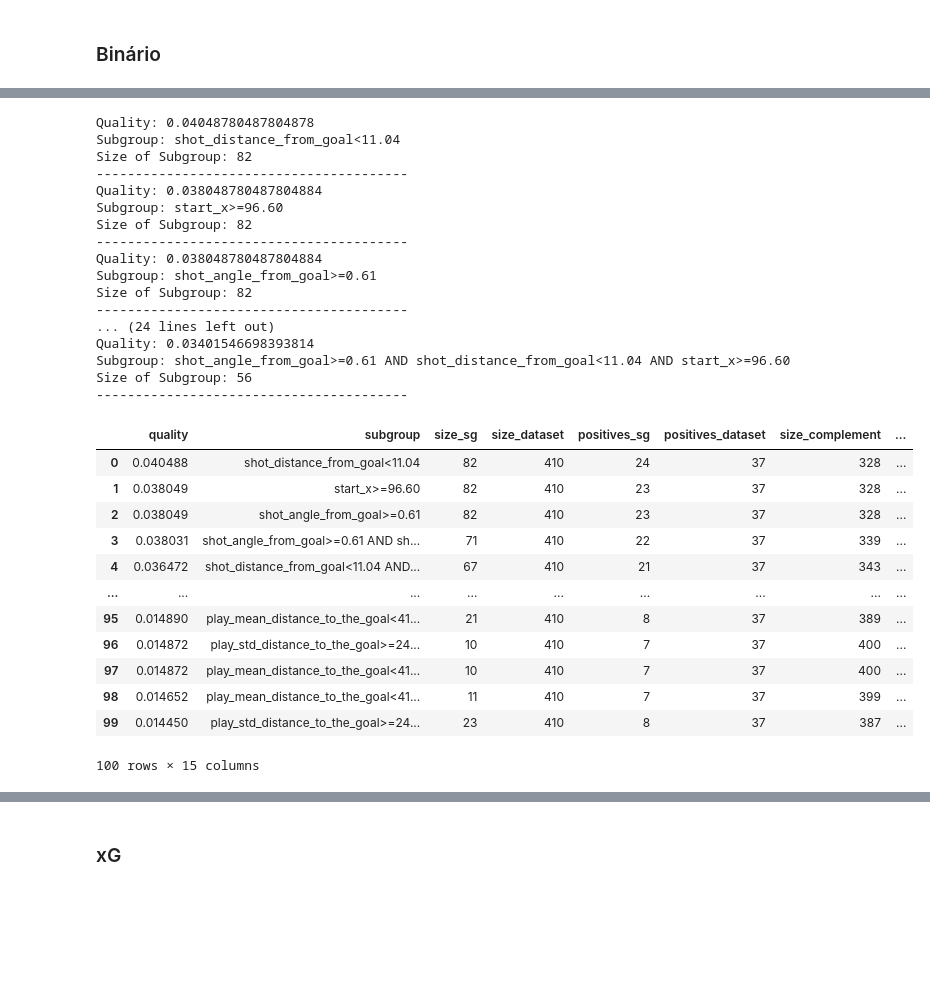
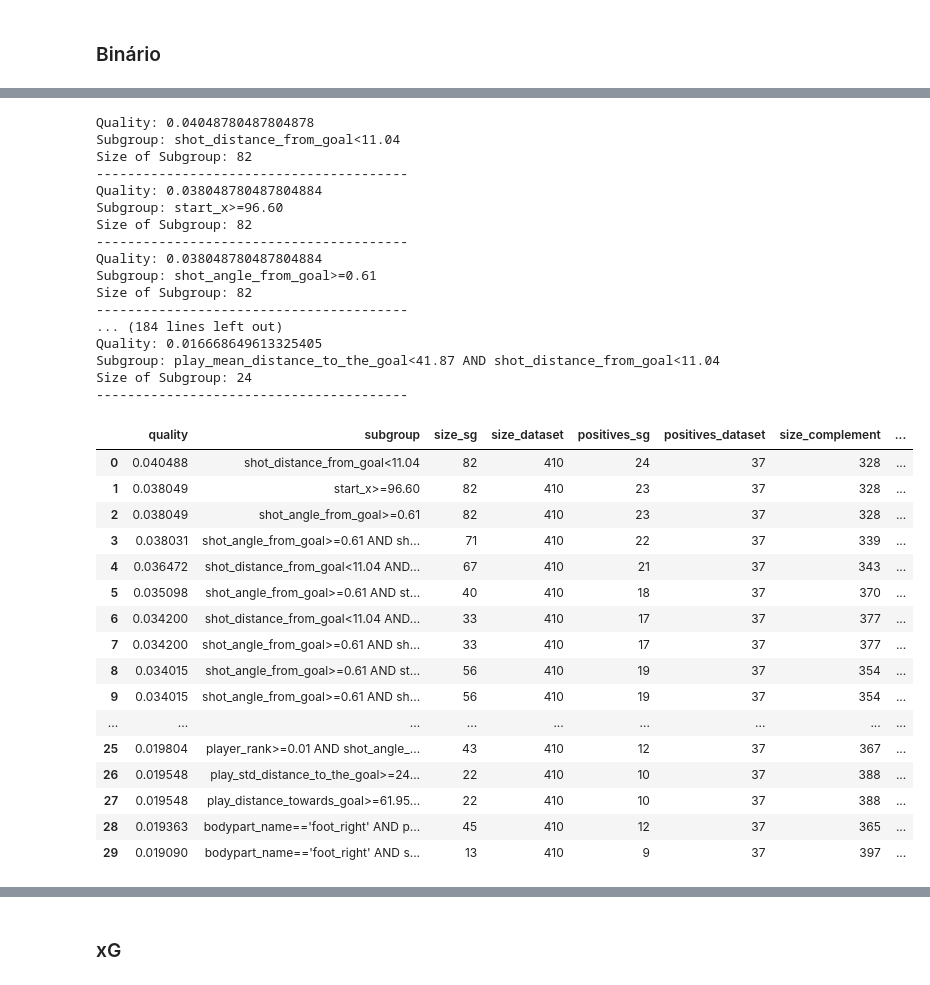
Before and after one commit to lframosferreira/projeto-ad, a Jupyter notebook: notebooks/subgroup_discovery_analysis.ipynb, the cells around one changed output, grey strips where cells are left out. Cells and saved outputs as stored; diff of their text form; code cells hidden in the pictures; blank space fills up the shorter version.

```diff
--- a/notebooks/subgroup_discovery_analysis.ipynb
+++ b/notebooks/subgroup_discovery_analysis.ipynb
@@ -1421,7 +1421,7 @@ search_algorithm = ps.BeamSearch(250)
 result = search_algorithm.execute(task)
 
 # Exibir os resultados
-for sg_result in result.to_dataframe().head(10).itertuples(index=False):
+for sg_result in result.to_dataframe().head(30).itertuples(index=False):
     print(f"Quality: {sg_result.quality}")
     print(f"Subgroup: {sg_result.subgroup}")
     print(f"Size of Subgroup: {sg_result.size_sg}")
@@ -1439,7 +1439,7 @@ for sg_result in result.to_dataframe().head(10).itertuples(index=False):
     # print(f"Lift: {sg_result.lift}")
     print("-" * 40)
 
-result.to_dataframe()
+result.to_dataframe().head(30)
 # %% [output]
 Quality: 0.04832113616549646
 Subgroup: shot_angle_from_goal>=0.62
@@ -1509,7 +1513,7 @@ search_algorithm = ps.BeamSearch(250)
 result = search_algorithm.execute(task)
 
 # Exibir os resultados
-for sg_result in result.to_dataframe().head(10).itertuples(index=False):
+for sg_result in result.to_dataframe().head(50).itertuples(index=False):
     print(f"Quality: {sg_result.quality}")
     print(f"Subgroup: {sg_result.subgroup}")
     print(f"Size of Subgroup: {sg_result.size_sg}")
@@ -1521,44 +1525,48 @@ for sg_result in result.to_dataframe().head(10).itertuples(index=False):
     # print(f"Relative Size of Complement: {sg_result.relative_size_complement}")
     # print(f"Coverage of Subgroup: {sg_result.coverage_sg}")
     # print(f"Coverage of Complement: {sg_result.coverage_complement}")
     # print(f"Target Share in Subgroup: {sg_result.target_share_sg}")
     # print(f"Target Share in Complement: {sg_result.target_share_complement}")
     # print(f"Target Share in Dataset: {sg_result.target_share_dataset}")
     # print(f"Lift: {sg_result.lift}")
     print("-" * 40)
 
 result.to_dataframe()
 # %% [output]
 Quality: 0.04048780487804878
 Subgroup: shot_distance_from_goal<11.04
 Size of Subgroup: 82
 ----------------------------------------
 Quality: 0.038048780487804884
 Subgroup: start_x>=96.60
 Size of Subgroup: 82
 ----------------------------------------
 Quality: 0.038048780487804884
 Subgroup: shot_angle_from_goal>=0.61
 Size of Subgroup: 82
 ----------------------------------------
-... (24 lines left out)
-Quality: 0.03401546698393814
-Subgroup: shot_angle_from_goal>=0.61 AND shot_distance_from_goal<11.04 AND start_x>=96.60
-Size of Subgroup: 56
+... (184 lines left out)
+Quality: 0.016668649613325405
+Subgroup: play_mean_distance_to_the_goal<41.87 AND shot_distance_from_goal<11.04
+Size of Subgroup: 24
 ----------------------------------------
 |  | quality | subgroup | size_sg | size_dataset | positives_sg | positives_dataset | size_complement | ... |
 | 0 | 0.040488 | shot_distance_from_goal<11.04 | 82 | 410 | 24 | 37 | 328 | ... |
 | 1 | 0.038049 | start_x>=96.60 | 82 | 410 | 23 | 37 | 328 | ... |
 | 2 | 0.038049 | shot_angle_from_goal>=0.61 | 82 | 410 | 23 | 37 | 328 | ... |
 | 3 | 0.038031 | shot_angle_from_goal>=0.61 AND sh... | 71 | 410 | 22 | 37 | 339 | ... |
 | 4 | 0.036472 | shot_distance_from_goal<11.04 AND... | 67 | 410 | 21 | 37 | 343 | ... |
+| 5 | 0.035098 | shot_angle_from_goal>=0.61 AND st... | 40 | 410 | 18 | 37 | 370 | ... |
+| 6 | 0.034200 | shot_distance_from_goal<11.04 AND... | 33 | 410 | 17 | 37 | 377 | ... |
+| 7 | 0.034200 | shot_angle_from_goal>=0.61 AND sh... | 33 | 410 | 17 | 37 | 377 | ... |
+| 8 | 0.034015 | shot_angle_from_goal>=0.61 AND st... | 56 | 410 | 19 | 37 | 354 | ... |
+| 9 | 0.034015 | shot_angle_from_goal>=0.61 AND sh... | 56 | 410 | 19 | 37 | 354 | ... |
 | ... | ... | ... | ... | ... | ... | ... | ... | ... |
-| 95 | 0.014890 | play_mean_distance_to_the_goal<41... | 21 | 410 | 8 | 37 | 389 | ... |
-| 96 | 0.014872 | play_std_distance_to_the_goal>=24... | 10 | 410 | 7 | 37 | 400 | ... |
-| 97 | 0.014872 | play_mean_distance_to_the_goal<41... | 10 | 410 | 7 | 37 | 400 | ... |
-| 98 | 0.014652 | play_mean_distance_to_the_goal<41... | 11 | 410 | 7 | 37 | 399 | ... |
-| 99 | 0.014450 | play_std_distance_to_the_goal>=24... | 23 | 410 | 8 | 37 | 387 | ... |
+| 25 | 0.019804 | player_rank>=0.01 AND shot_angle_... | 43 | 410 | 12 | 37 | 367 | ... |
+| 26 | 0.019548 | play_std_distance_to_the_goal>=24... | 22 | 410 | 10 | 37 | 388 | ... |
+| 27 | 0.019548 | play_distance_towards_goal>=61.95... | 22 | 410 | 10 | 37 | 388 | ... |
+| 28 | 0.019363 | bodypart_name=='foot_right' AND p... | 45 | 410 | 12 | 37 | 365 | ... |
+| 29 | 0.019090 | bodypart_name=='foot_right' AND s... | 13 | 410 | 9 | 37 | 397 | ... |
-100 rows × 15 columns
 # %%
 show_coverage(result, NC_shots_df_cp)
 # %% [output]
```
Also changed, not shown: parts of 9 cells of this notebook, 4 other files.
